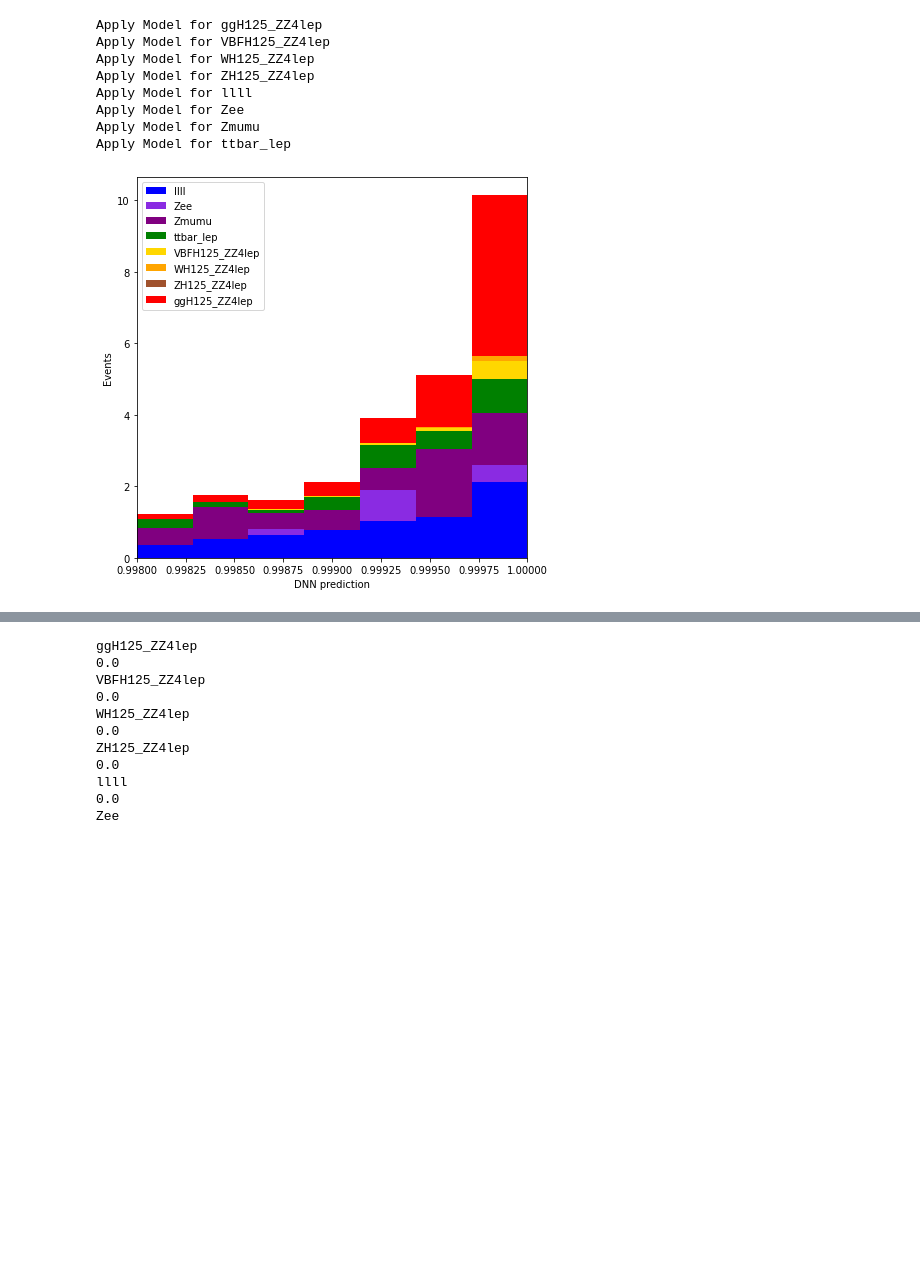
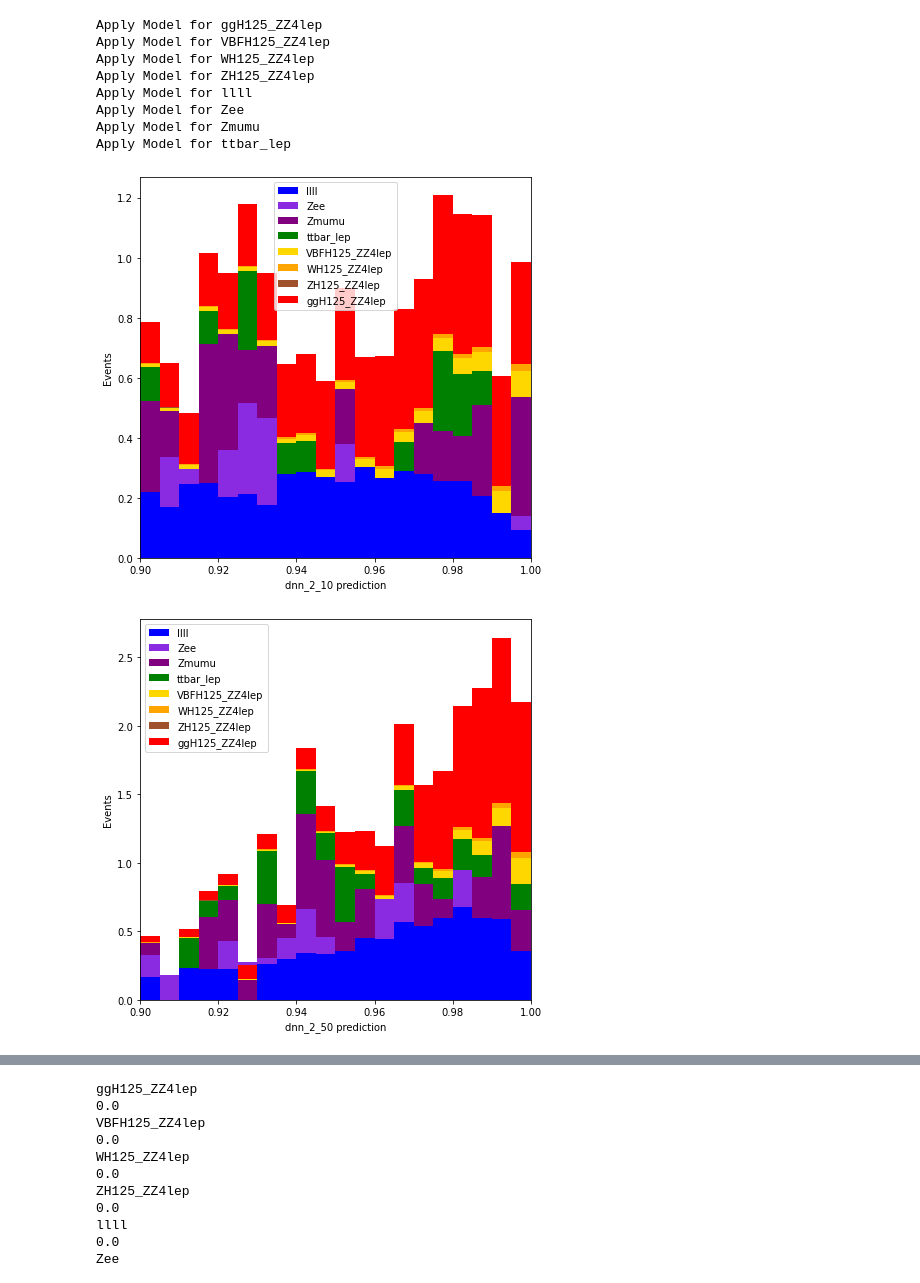
Before and after one commit to MaxStange1005/ATLAS-OpenData-Higgs-NeuralNetworks, a Jupyter notebook: machine_learning.ipynb, the cells around one changed output, grey strips where cells are left out. Saved outputs shown, nothing was run; the diff lists cells and outputs as text; code cells hidden in the pictures; blank space fills up the shorter version.

```diff
--- a/machine_learning.ipynb
+++ b/machine_learning.ipynb
@@ -423,7 +365,0 @@ model.evaluate(test_values,  test_classification, sample_weight=np.abs(test_weig
-# %%
-for model_name in models:
-    train_evaluation = models[model_name]['model'].evaluate(train_values,  train_classification, sample_weight=train_weights_reweighted, verbose=2)
-    test_evaluation = models[model_name]['model'].evaluate(test_values,  test_classification, sample_weight=test_weights_reweighted, verbose=2)
-    models[model_name]['train_evaluation'] = train_evaluation
-    models[model_name]['test_evaluation'] = test_evaluation
-    print(f'{model_name}: \ttest_loss = {round(test_evaluation[0],8)} \ttest_acc = {round(test_evaluation[1]*100,1)}% \ttest/train_loss = {round(test_evaluation[0]/train_evaluation[0],1)}')
@@ -474,11 +376,15 @@ for model_name in models:
     models[model_name]['roc_auc'] = roc_auc
 
     # evaluate model
-    train_evaluation = models[model_name]['model'].evaluate(train_values,  train_classification, sample_weight=train_weights_reweighted, verbose=2)
-    test_evaluation = models[model_name]['model'].evaluate(test_values,  test_classification, sample_weight=test_weights_reweighted, verbose=2)
-    models[model_name]['train_evaluation'] = train_evaluation
-    models[model_name]['test_evaluation'] = test_evaluation
+    train_loss = models[model_name]['history'].history['loss'][0]
+    train_accuracy = models[model_name]['history'].history['binary_accuracy'][0]
+    test_loss = models[model_name]['history'].history['val_loss'][0]
+    test_accuracy = models[model_name]['history'].history['val_binary_accuracy'][0]
 
-
-    print(f'{model_name}: \tROC = {round(roc_auc, 3)} \ttest_loss = {round(test_evaluation[0],8)} \ttest_acc = {round(test_evaluation[1]*100,1)}% \ttest/train_loss = {round(test_evaluation[0]/train_evaluation[0],1)}')
+    models[model_name]['roc_auc'] = roc_auc
+    models[model_name]['train_loss'] = train_loss
+    models[model_name]['train_accuracy'] = train_accuracy
+    models[model_name]['test_loss'] = test_loss
+    models[model_name]['test_accuracy'] = test_accuracy
+    print(f'{model_name}: \tROC = {round(roc_auc, 3)}  \ttest_loss = {round(test_loss,8)} \ttest_acc = {round(test_accuracy*100,1)}% \ttest/train_loss = {round(test_loss/train_loss,1)}')
 # %% [output]
@@ -537,13 +490,14 @@ for sample in sample_list_signal + sample_list_background:
     print(f'Apply Model for {sample}')
     # Get the values to apply the model
     data_frame_values = data_frames[sample][training_variables]
-    prediction = models['dnn_4_100']['model'].predict(data_frame_values)
+    for model in models:
+        prediction = models[model]['model'].predict(data_frame_values)
 
-    # Convert prediction to array
-    prediction = [element[0] for element in prediction]
+        # Convert prediction to array
+        prediction = [element[0] for element in prediction]
 
-    # Add the prediction for each sample
-    data_frames[sample]['dnn_prediction'] = prediction
+        # Add the prediction for each sample
+        data_frames[sample][f'{model}_prediction'] = prediction
 # %% [output]
 Apply Model for ggH125_ZZ4lep
 Apply Model for VBFH125_ZZ4lep
@@ -555,10 +509,12 @@ Apply Model for Zmumu
 Apply Model for ttbar_lep
 # %%
 # Investigate DDN Prediction
-var_lep1_pt = {'variable': 'dnn_prediction',
-               'binning': np.linspace(0.998, 1, 8),
-               'xlabel': 'DNN prediction'}
+for model in models:
+    var_dnn = {'variable': f'{model}_prediction',
+               'binning': np.linspace(0.9, 1, 21),
+               'xlabel': f'{model} prediction'}
 
-common.plot_hist_sum(var_lep1_pt, data_frames)
+    common.plot_hist_sum(var_dnn, data_frames)
 # %% [output]
-[figure, old version]
+[figure, new version]
+[figure, added]
```
Also changed, not shown: parts of 26 cells of this notebook, 1 other file.
